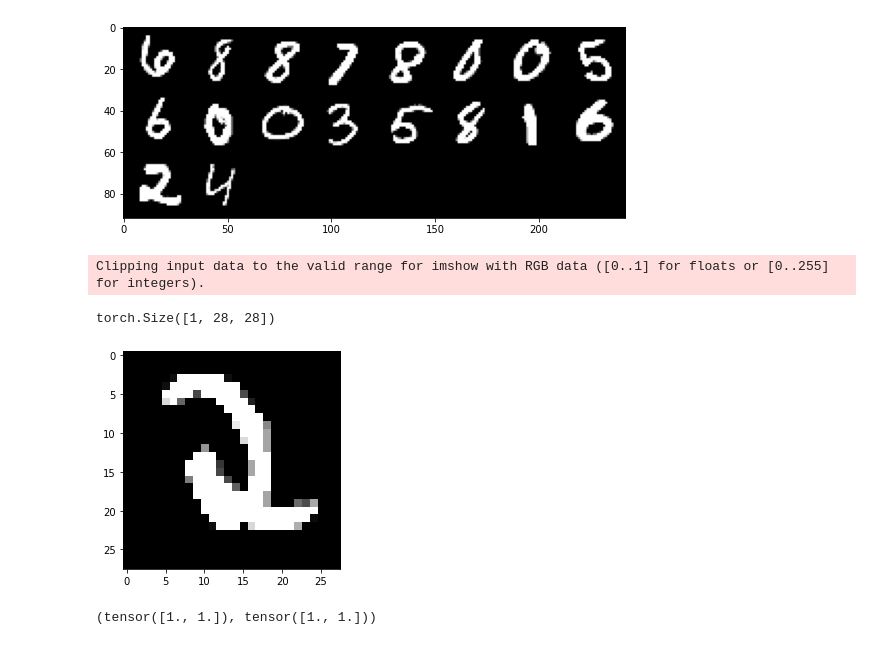
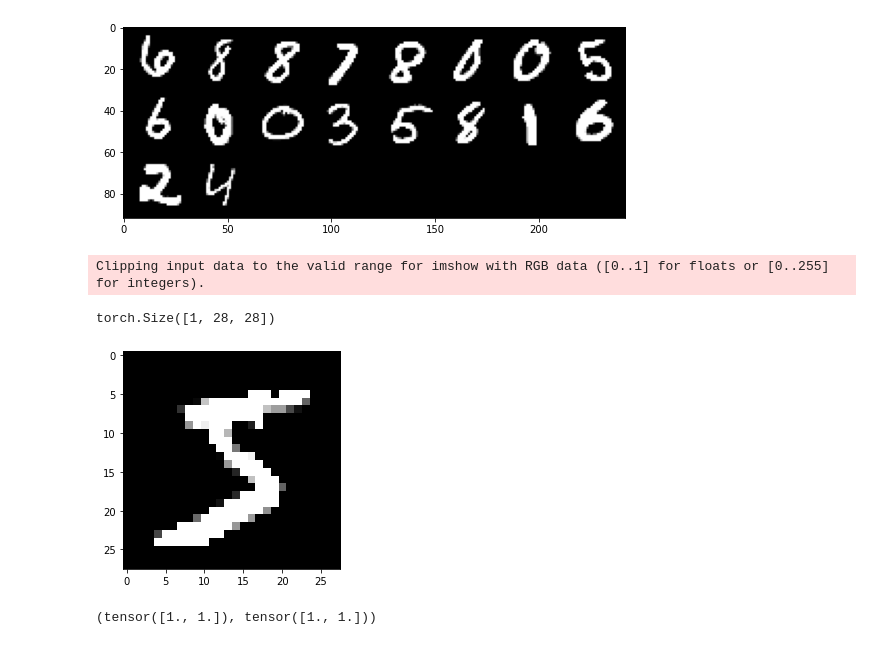
Before and after one commit to YZYT/attack, a Jupyter notebook: test.ipynb, the cells around one changed output. Drawn from its saved outputs; the diff is of its cells as text; code cells hidden in the pictures.

```diff
--- a/test.ipynb
+++ b/test.ipynb
@@ -140,16 +138,17 @@ class LeNet2(nn.Module):
     x = self.linear(x)
     return x
 # %%
-img, label = train_data[400]
+# img, label = train_data[400]
+img, label = train_data[0]
 
 # plt.imshow(img[0])
 grid = make_grid([img])
 plt.imshow(grid.cpu().detach().permute(1, 2, 0))
 print(img.shape)
 # %% [output]
 Clipping input data to the valid range for imshow with RGB data ([0..1] for floats or [0..255] for integers).
 torch.Size([1, 28, 28])
-[figure, old version]
+[figure, new version]
 # %%
 model = LeNet2(channel, classes, size).cuda()
 conv1.cuda()
```
Also changed, not shown: parts of 6 cells of this notebook.
